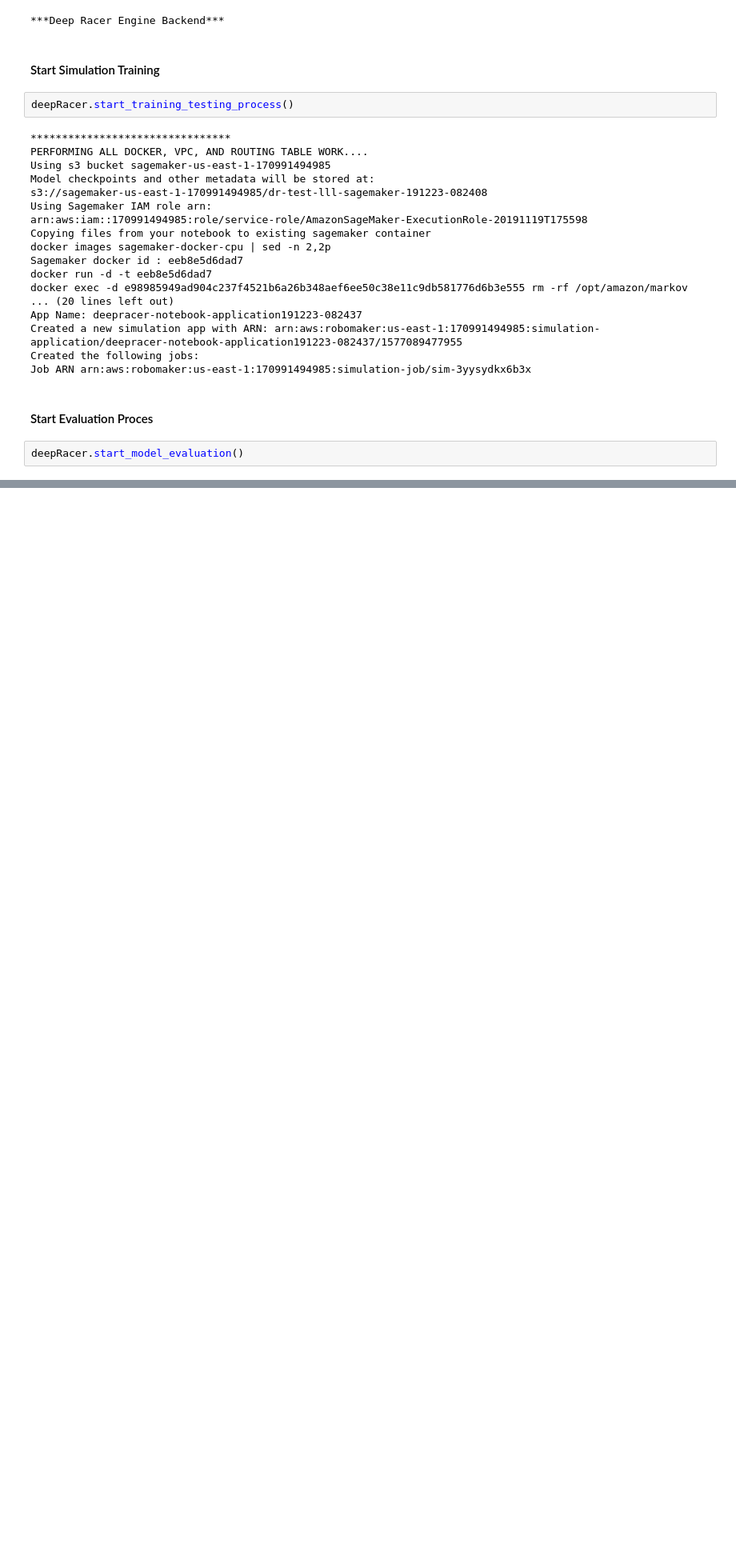
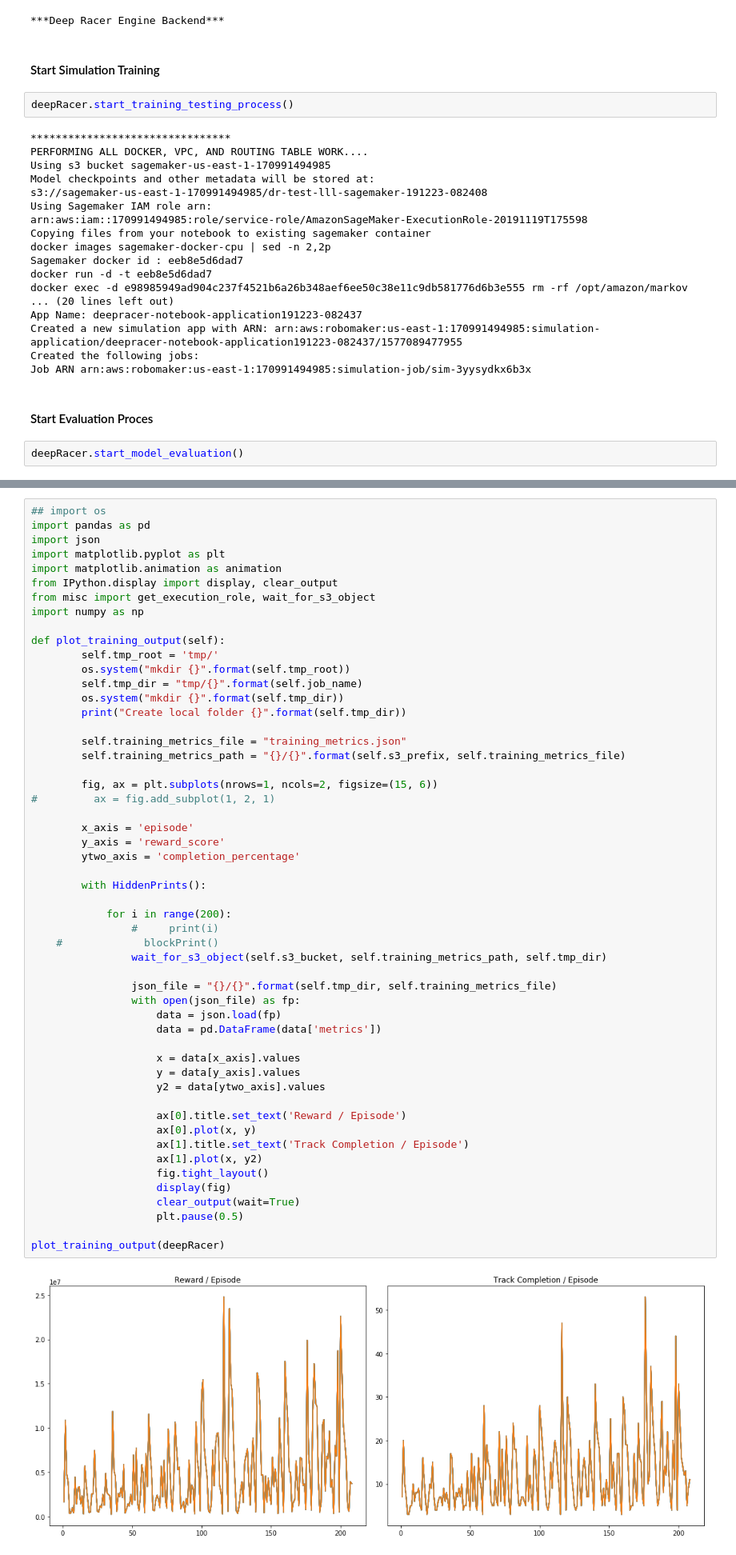
Before and after one commit to jihys/DeepRacer-Framework, a Jupyter notebook: DeepRacer_Framework.ipynb, the cells around one changed output, grey strips where cells are left out. Shown: that part at 80% size. Drawn from its saved outputs; the diff is of its cells as text; blank space fills up the shorter version.

Commit message:
Working with print outs and added HiddenPrint Method

```diff
--- a/DeepRacer_Framework.ipynb
+++ b/DeepRacer_Framework.ipynb
@@ -141,0 +135,55 @@ display(Markdown(generate_s3_write_permission_for_sagemaker_role(deepRacer.sagem
+# %%
+## import os
+import pandas as pd
+import json
+import matplotlib.pyplot as plt
+import matplotlib.animation as animation
+from IPython.display import display, clear_output
+from misc import get_execution_role, wait_for_s3_object
+import numpy as np
+
+def plot_training_output(self):
+        self.tmp_root = 'tmp/'
+        os.system("mkdir {}".format(self.tmp_root))
+        self.tmp_dir = "tmp/{}".format(self.job_name)
+        os.system("mkdir {}".format(self.tmp_dir))
+        print("Create local folder {}".format(self.tmp_dir))
+
+        self.training_metrics_file = "training_metrics.json"
+        self.training_metrics_path = "{}/{}".format(self.s3_prefix, self.training_metrics_file)
+
+        fig, ax = plt.subplots(nrows=1, ncols=2, figsize=(15, 6))
+#         ax = fig.add_subplot(1, 2, 1)
+
+        x_axis = 'episode'
+        y_axis = 'reward_score'
+        ytwo_axis = 'completion_percentage'
+
+        with HiddenPrints():
+
+            for i in range(200):
+                #     print(i)
+    #             blockPrint()
+                wait_for_s3_object(self.s3_bucket, self.training_metrics_path, self.tmp_dir)
+
+                json_file = "{}/{}".format(self.tmp_dir, self.training_metrics_file)
+                with open(json_file) as fp:
+                    data = json.load(fp)
+                    data = pd.DataFrame(data['metrics'])
+
+                    x = data[x_axis].values
+                    y = data[y_axis].values
+                    y2 = data[ytwo_axis].values
+
+                    ax[0].title.set_text('Reward / Episode')
+                    ax[0].plot(x, y)
+                    ax[1].title.set_text('Track Completion / Episode')
+                    ax[1].plot(x, y2)
+                    fig.tight_layout()
+                    display(fig)
+                    clear_output(wait=True)
+                    plt.pause(0.5)
+
+plot_training_output(deepRacer)
+# %% [output]
+[figure, added]
```
Also changed, not shown: parts of 3 cells of this notebook, 1 other file.
